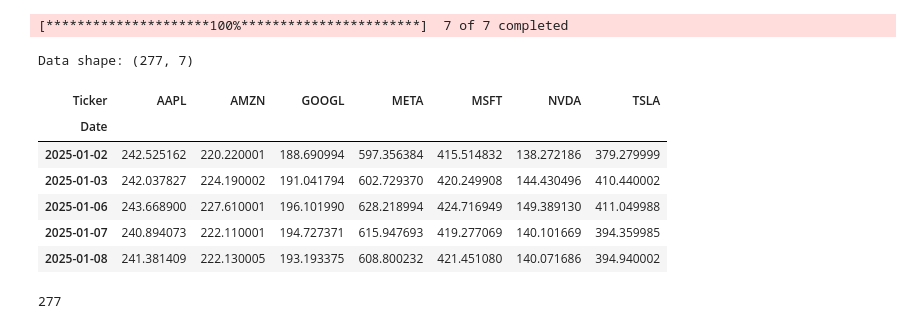
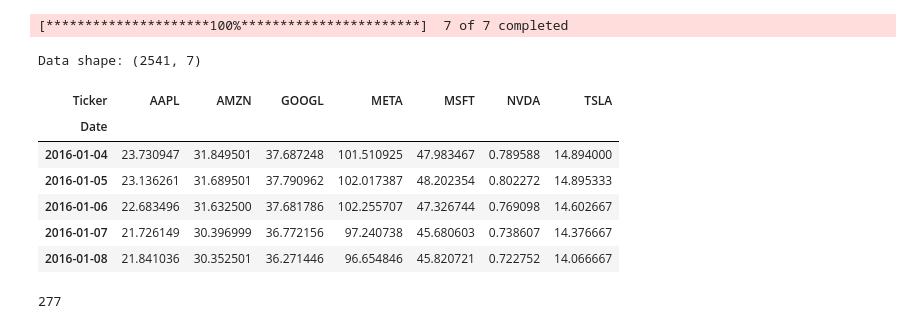
Before and after one commit to UBC-MDS/DSCI-532_2026_35_financebros, a Jupyter notebook: notebooks/eda_analysis.ipynb, the cells around one changed output. Saved outputs shown, nothing was run; the diff lists cells and outputs as text; code cells hidden in the pictures.

Commit message:
downloaded 10 years data

```diff
--- a/notebooks/eda_analysis.ipynb
+++ b/notebooks/eda_analysis.ipynb
@@ -26,22 +26,22 @@ import matplotlib.pyplot as plt
 # %%
 mag7_tickers = ['AAPL', 'MSFT', 'GOOGL', 'AMZN', 'NVDA', 'META', 'TSLA']
 
 # 1 year of daily closing prices
-start = "2025-01-01"
+start = "2016-01-01"
 end = "2026-02-11"
 data = yf.download(mag7_tickers, start=start, end=end)['Close']
 print(f"Data shape: {data.shape}")
 data.head()
 # %% [output]
 [*********************100%***********************]  7 of 7 completed
-Data shape: (277, 7)
+Data shape: (2541, 7)
 | Ticker | AAPL | AMZN | GOOGL | META | MSFT | NVDA | TSLA |
 | Date |  |  |  |  |  |  |  |
-| 2025-01-02 | 242.525162 | 220.220001 | 188.690994 | 597.356384 | 415.514832 | 138.272186 | 379.279999 |
-| 2025-01-03 | 242.037827 | 224.190002 | 191.041794 | 602.729370 | 420.249908 | 144.430496 | 410.440002 |
-| 2025-01-06 | 243.668900 | 227.610001 | 196.101990 | 628.218994 | 424.716949 | 149.389130 | 411.049988 |
-| 2025-01-07 | 240.894073 | 222.110001 | 194.727371 | 615.947693 | 419.277069 | 140.101669 | 394.359985 |
-| 2025-01-08 | 241.381409 | 222.130005 | 193.193375 | 608.800232 | 421.451080 | 140.071686 | 394.940002 |
+| 2016-01-04 | 23.730947 | 31.849501 | 37.687248 | 101.510925 | 47.983467 | 0.789588 | 14.894000 |
+| 2016-01-05 | 23.136261 | 31.689501 | 37.790962 | 102.017387 | 48.202354 | 0.802272 | 14.895333 |
+| 2016-01-06 | 22.683496 | 31.632500 | 37.681786 | 102.255707 | 47.326744 | 0.769098 | 14.602667 |
+| 2016-01-07 | 21.726149 | 30.396999 | 36.772156 | 97.240738 | 45.680603 | 0.738607 | 14.376667 |
+| 2016-01-08 | 21.841036 | 30.352501 | 36.271446 | 96.654846 | 45.820721 | 0.722752 | 14.066667 |
 # %%
 data.to_csv("../data/raw.csv", index=False)
 # %%
```
Also changed, not shown: 1 other file.
